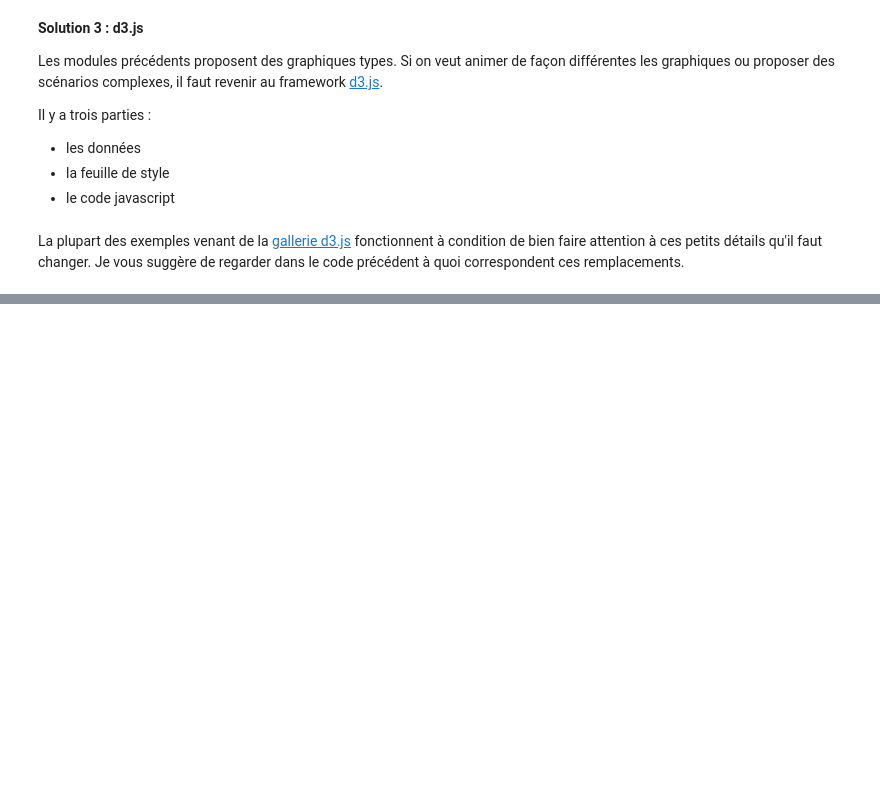
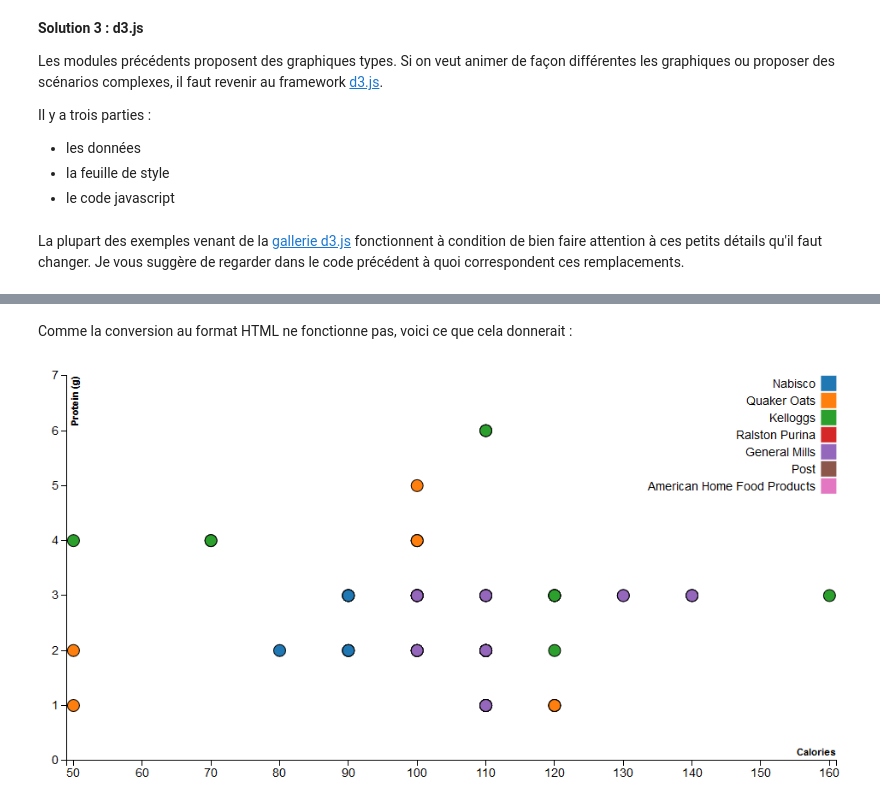
Before and after one commit to sdpython/ensae_teaching_cs, a Jupyter notebook: _doc/notebooks/td2a/td2a_cenonce_session_4A.ipynb, the cells around one changed output, grey strips where cells are left out. Cells and saved outputs as stored; diff of their text form; code cells hidden in the pictures; blank space fills up the shorter version.

```diff
--- a/_doc/notebooks/td2a/td2a_cenonce_session_4A.ipynb
+++ b/_doc/notebooks/td2a/td2a_cenonce_session_4A.ipynb
@@ -347,3 +354,10 @@ display(HTML(html_src))
 # %% [output]
 [interactive output not drawn]
 [interactive output not drawn]
+# %% [markdown]
+Comme la conversion au format HTML ne fonctionne pas, voici ce que cela donnerait :
+# %%
+from IPython.core.display import Image
+Image("d3jsex.png")
+# %% [output]
+[figure, added]
```
Also changed, not shown: parts of 6 cells of this notebook, 6 other files.
